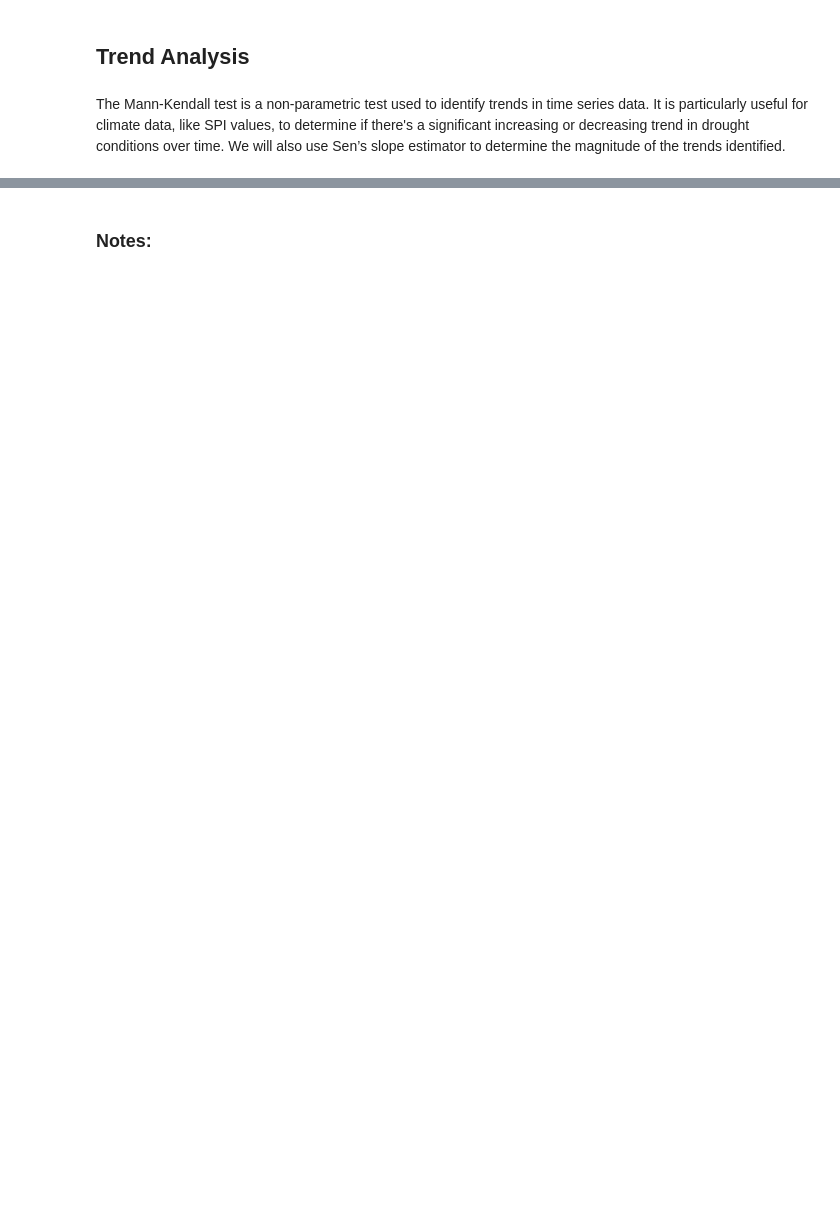
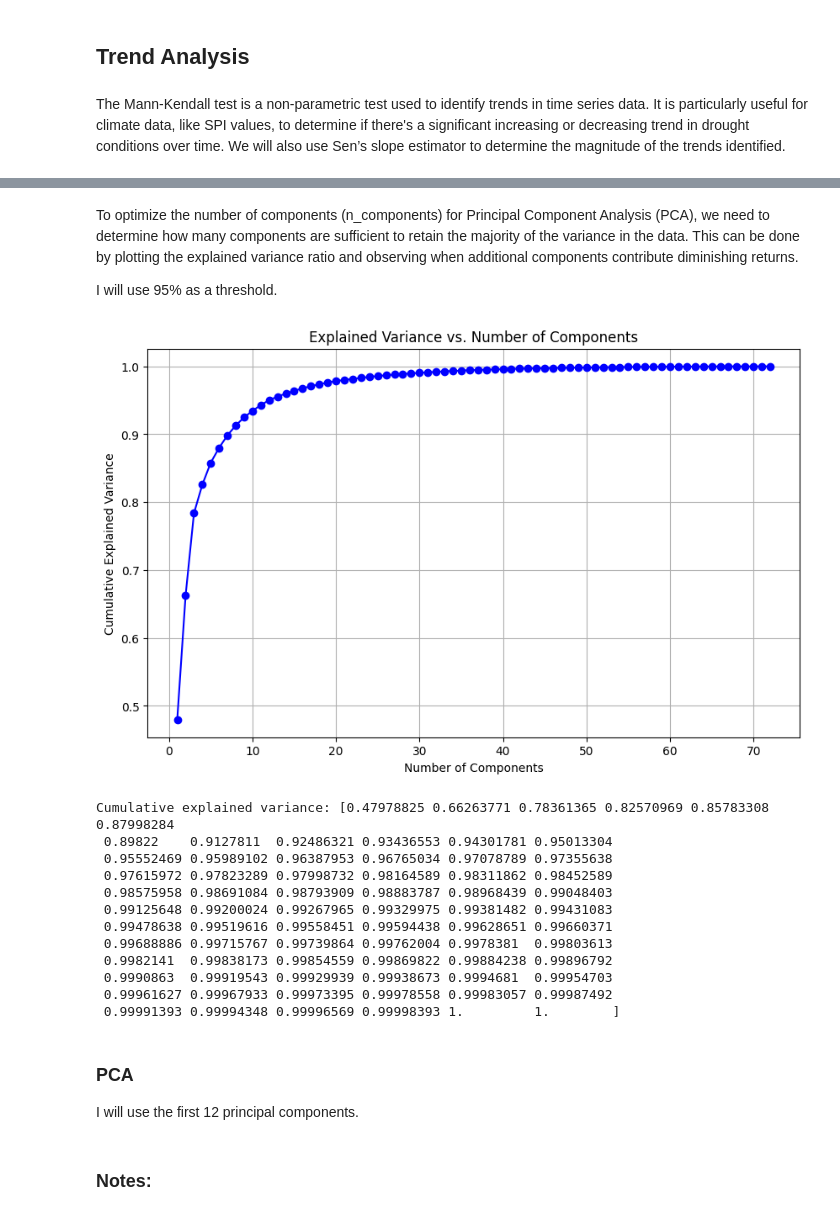
Before and after one commit to nitinmagima/KenyaDroughtAnalysis, a Jupyter notebook: zambiadrought_admin2_withgee.ipynb, the cells around one changed output, grey strips where cells are left out. Drawn from its saved outputs; the diff is of its cells as text; code cells hidden in the pictures; blank space fills up the shorter version.

```diff
--- a/zambiadrought_admin2_withgee.ipynb
+++ b/zambiadrought_admin2_withgee.ipynb
@@ -1484,0 +2053,11 @@ if no_trend:
+# %%
+# Pivot the Zambia Rains dataset: admin2_name as index, year_month as columns, and precipitation as values
+df_pivot_zambia_rains = df_zambia_rains.pivot(index='admin2_name', columns='year_month', values='precipitation')
+
+# Check the results
+print("Pivoted Zambia Rains Dataset:")
+print(df_pivot_zambia_rains.head())
+
+
+print("Pivoted Zambia Rains Shape:")
+print(df_pivot_zambia_rains.shape)
@@ -1484,0 +2084,17 @@ if no_trend:
+# %%
+from sklearn.preprocessing import MinMaxScaler
+import pandas as pd
+
+# Initialize the MinMaxScaler
+scaler = MinMaxScaler()
+
+# Normalize the precipitation data
+df_normalized_zambia_rains = pd.DataFrame(
+    scaler.fit_transform(df_pivot_zambia_rains),  # Scale the values
+    index=df_pivot_zambia_rains.index,           # Retain the index (admin2_name)
+    columns=df_pivot_zambia_rains.columns        # Retain the column names (year_month)
+)
+
+# Resulting DataFrame after preprocessing
+print("Normalized Zambia Rains Dataset:")
+print(df_normalized_zambia_rains.head())
@@ -1484,0 +2119,6 @@ if no_trend:
+# %%
+# Construct the feature vector using only the precipitation columns (2000_03, 2000_04, etc.)
+feature_vector = df_normalized_zambia_rains
+
+# Display the first few rows of the feature vector
+print(feature_vector.head())
@@ -1485,2 +2143,33 @@ if no_trend:
+# %% [markdown]
+
+
+To optimize the number of components (n_components) for Principal Component Analysis (PCA), we need to determine how many components are sufficient to retain the majority of the variance in the data. This can be done by plotting the explained variance ratio and observing when additional components contribute diminishing returns.
+
+I will use 95% as a threshold.
+# %%
+# Apply PCA with a large number of components to see variance explained by each component
+# Plot the cumulative explained variance ratio
+pca_model, cumulative_variance = plot_pca_variance_explained(feature_vector)
+
+# Calculate the cumulative explained variance ratio
+print("Cumulative explained variance:", cumulative_variance)
+# %% [output]
+[figure, added]
+Cumulative explained variance: [0.47978825 0.66263771 0.78361365 0.82570969 0.85783308 0.87998284
+ 0.89822    0.9127811  0.92486321 0.93436553 0.94301781 0.95013304
+ 0.95552469 0.95989102 0.96387953 0.96765034 0.97078789 0.97355638
+ 0.97615972 0.97823289 0.97998732 0.98164589 0.98311862 0.98452589
+ 0.98575958 0.98691084 0.98793909 0.98883787 0.98968439 0.99048403
+ 0.99125648 0.99200024 0.99267965 0.99329975 0.99381482 0.99431083
+ 0.99478638 0.99519616 0.99558451 0.99594438 0.99628651 0.99660371
+ 0.99688886 0.99715767 0.99739864 0.99762004 0.9978381  0.99803613
+ 0.9982141  0.99838173 0.99854559 0.99869822 0.99884238 0.99896792
+ 0.9990863  0.99919543 0.99929939 0.99938673 0.9994681  0.99954703
+ 0.99961627 0.99967933 0.99973395 0.99978558 0.99983057 0.99987492
+ 0.99991393 0.99994348 0.99996569 0.99998393 1.         1.        ]
+# %% [markdown]
+### PCA
+
+I will use the first 12 principal components.
 # %% [markdown]
 ### Notes:
```
Also changed, not shown: parts of 68 cells of this notebook.
